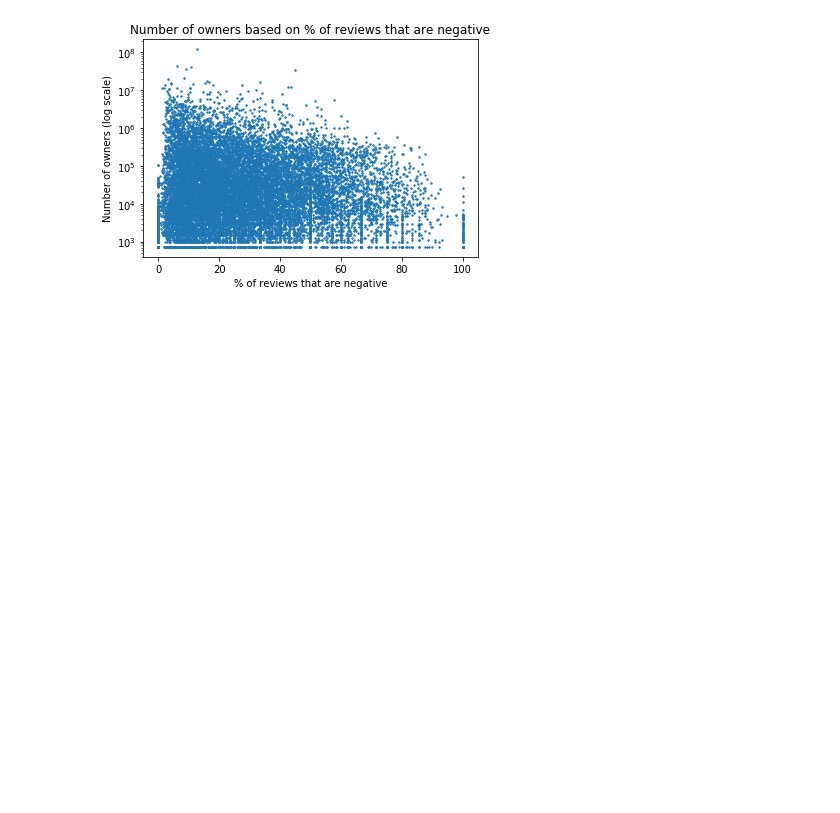
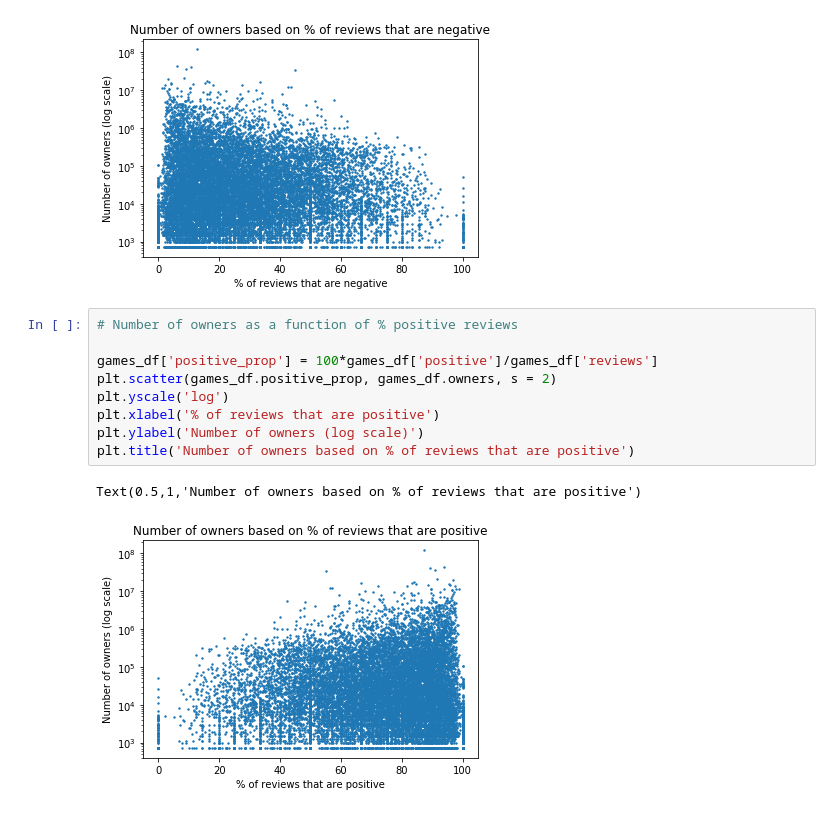
Before and after one commit to cstepien/SteamReviews, a Jupyter notebook: steam_spy.ipynb, the cells around one changed output. Saved outputs shown, nothing was run; the diff lists cells and outputs as text; blank space fills up the shorter version.

```diff
--- a/steam_spy.ipynb
+++ b/steam_spy.ipynb
@@ -84,3 +124,15 @@ plt.title('Number of owners based on % of reviews that are negative')
 # %% [output]
 Text(0.5,1,'Number of owners based on % of reviews that are negative')
 [figure]
+# %%
+# Number of owners as a function of % positive reviews
+
+games_df['positive_prop'] = 100*games_df['positive']/games_df['reviews']
+plt.scatter(games_df.positive_prop, games_df.owners, s = 2)
+plt.yscale('log')
+plt.xlabel('% of reviews that are positive')
+plt.ylabel('Number of owners (log scale)')
+plt.title('Number of owners based on % of reviews that are positive')
+# %% [output]
+Text(0.5,1,'Number of owners based on % of reviews that are positive')
+[figure, added]
```
Also changed, not shown: parts of 20 cells of this notebook, 4 other files.
